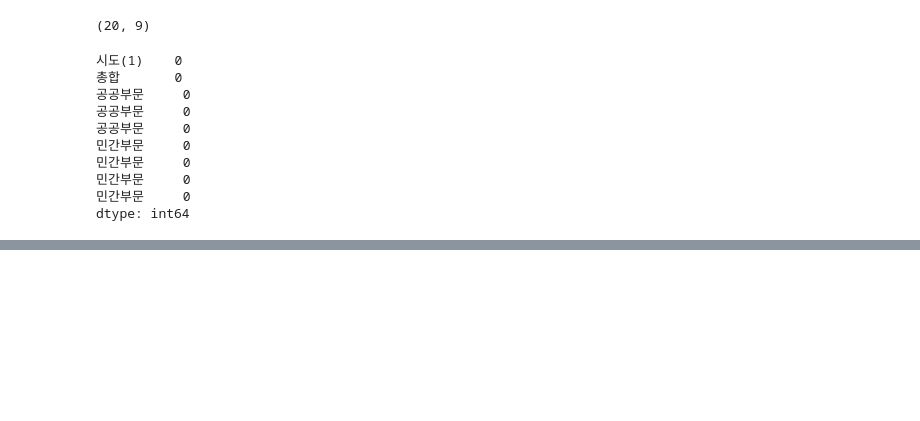
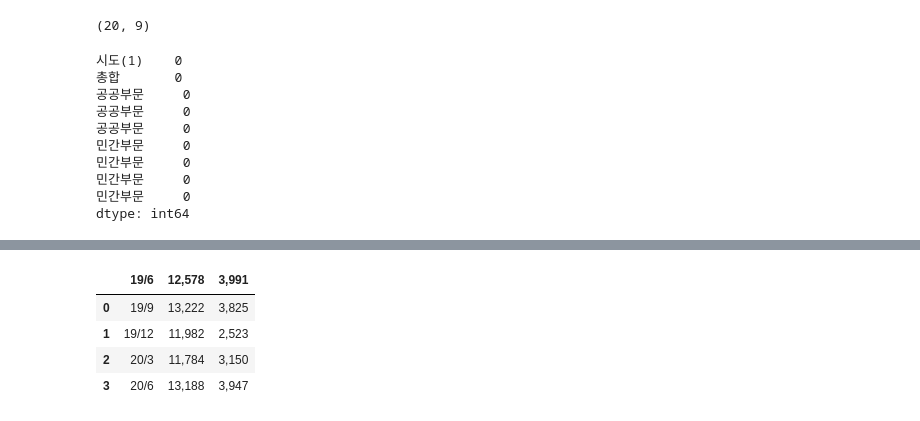
Before and after one commit to swon95/Blog_detail, a Jupyter notebook: Data_Preprocessing_&_EDA.ipynb, the cells around one changed output, grey strips where cells are left out. Drawn from its saved outputs; the diff is of its cells as text; code cells hidden in the pictures; blank space fills up the shorter version.

```diff
--- a/Data_Preprocessing_&_EDA.ipynb
+++ b/Data_Preprocessing_&_EDA.ipynb
@@ -212,0 +224,9 @@ dtype: int64
+# %%
+df = df[['19/6','12,578','3,991']]
+df
+# %% [output]
+|  | 19/6 | 12,578 | 3,991 |
+| 0 | 19/9 | 13,222 | 3,825 |
+| 1 | 19/12 | 11,982 | 2,523 |
+| 2 | 20/3 | 11,784 | 3,150 |
+| 3 | 20/6 | 13,188 | 3,947 |
```
Also changed, not shown: parts of 5 cells of this notebook.
